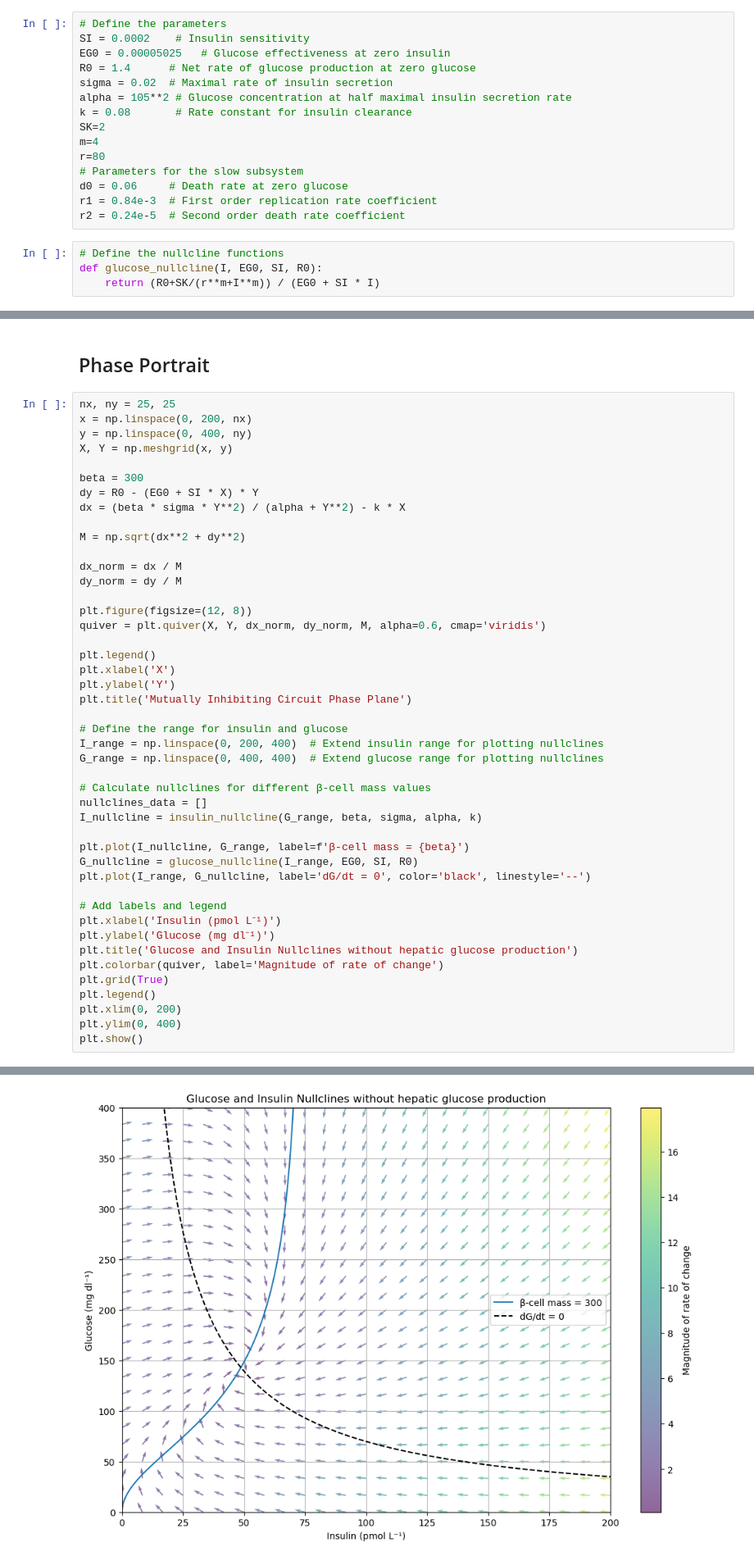
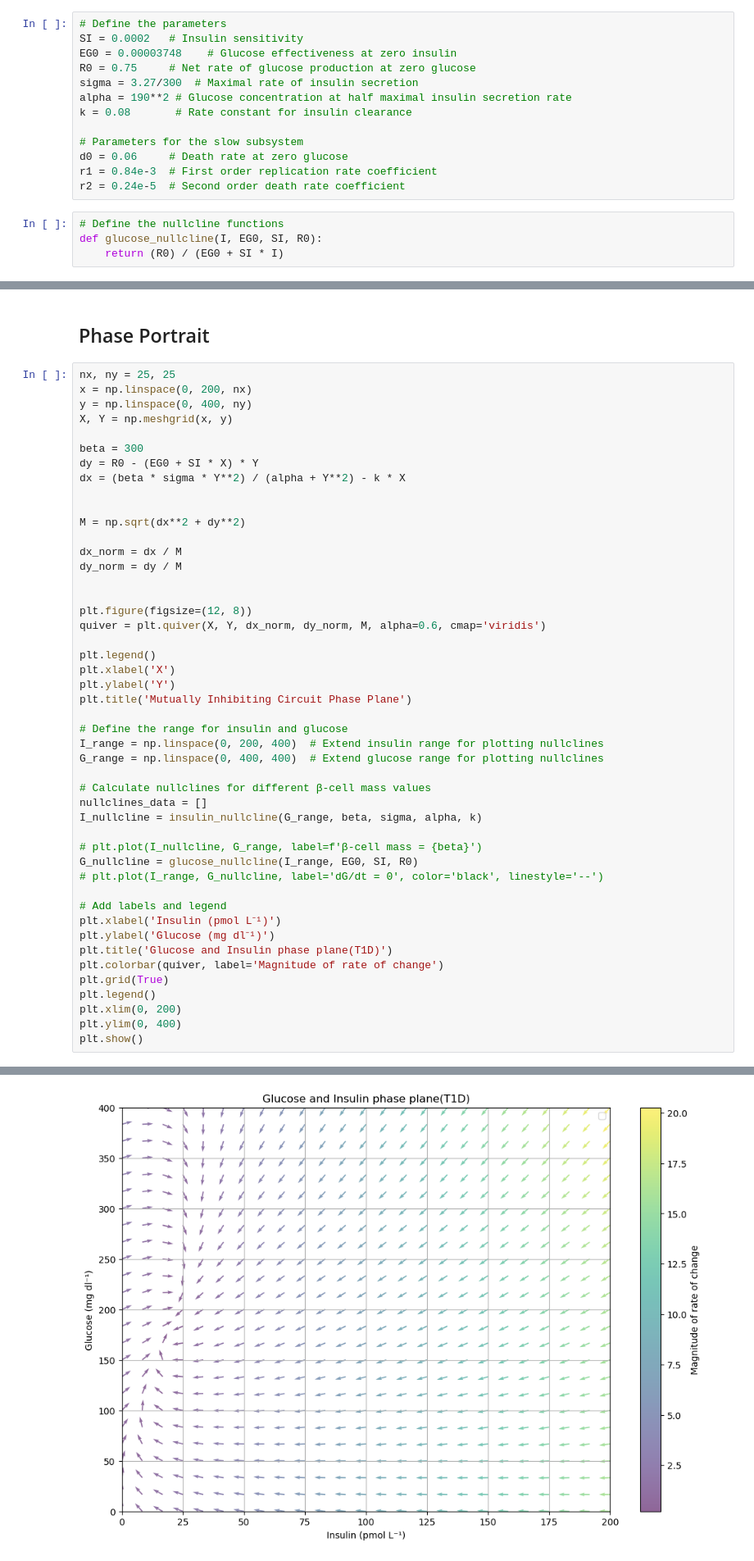
Before and after one commit to YCuS/graduation_thesis, a Jupyter notebook: Shanghai_T2DM/systems_biology.ipynb, the cells around one changed output, grey strips where cells are left out. Shown at 82% size. Drawn from its saved outputs; the diff is of its cells as text.

```diff
--- a/Shanghai_T2DM/systems_biology.ipynb
+++ b/Shanghai_T2DM/systems_biology.ipynb
@@ -3,15 +3,13 @@ import numpy as np
 import matplotlib.pyplot as plt
 # %%
 # Define the parameters
-SI = 0.0002    # Insulin sensitivity
-EG0 = 0.00005025   # Glucose effectiveness at zero insulin
-R0 = 1.4      # Net rate of glucose production at zero glucose
-sigma = 0.02  # Maximal rate of insulin secretion
-alpha = 105**2 # Glucose concentration at half maximal insulin secretion rate
+SI = 0.0002   # Insulin sensitivity
+EG0 = 0.00003748    # Glucose effectiveness at zero insulin
+R0 = 0.75     # Net rate of glucose production at zero glucose
+sigma = 3.27/300  # Maximal rate of insulin secretion
+alpha = 190**2 # Glucose concentration at half maximal insulin secretion rate
 k = 0.08       # Rate constant for insulin clearance
-SK=2
-m=4
-r=80
+
 # Parameters for the slow subsystem
 d0 = 0.06     # Death rate at zero glucose
 r1 = 0.84e-3  # First order replication rate coefficient
@@ -19,7 +17,7 @@ r2 = 0.24e-5  # Second order death rate coefficient
 # %%
 # Define the nullcline functions
 def glucose_nullcline(I, EG0, SI, R0):
-    return (R0+SK/(r**m+I**m)) / (EG0 + SI * I)
+    return (R0) / (EG0 + SI * I)
 # %%
 def insulin_nullcline(G, beta, sigma, alpha, k):
     return (beta * sigma * G**2) / (alpha + G**2) / k
@@ -69,10 +67,12 @@ beta = 300
 dy = R0 - (EG0 + SI * X) * Y
 dx = (beta * sigma * Y**2) / (alpha + Y**2) - k * X
 
+
 M = np.sqrt(dx**2 + dy**2)
 
 dx_norm = dx / M
 dy_norm = dy / M
+
 
 plt.figure(figsize=(12, 8))
 quiver = plt.quiver(X, Y, dx_norm, dy_norm, M, alpha=0.6, cmap='viridis')
@@ -90,14 +90,14 @@ G_range = np.linspace(0, 400, 400)  # Extend glucose range for plotting nullclin
 nullclines_data = []
 I_nullcline = insulin_nullcline(G_range, beta, sigma, alpha, k)
 
-plt.plot(I_nullcline, G_range, label=f'β-cell mass = {beta}')
+# plt.plot(I_nullcline, G_range, label=f'β-cell mass = {beta}')
 G_nullcline = glucose_nullcline(I_range, EG0, SI, R0)
-plt.plot(I_range, G_nullcline, label='dG/dt = 0', color='black', linestyle='--')
+# plt.plot(I_range, G_nullcline, label='dG/dt = 0', color='black', linestyle='--')
 
 # Add labels and legend
 plt.xlabel('Insulin (pmol L⁻¹)')
 plt.ylabel('Glucose (mg dl⁻¹)')
-plt.title('Glucose and Insulin Nullclines without hepatic glucose production')
+plt.title('Glucose and Insulin phase plane(T1D)')
 plt.colorbar(quiver, label='Magnitude of rate of change')
 plt.grid(True)
 plt.legend()
@@ -109,4 +110,4 @@ No artists with labels found to put in legend.  Note that artists whose label st
-[figure, old version]
+[figure, new version]
 # %% [markdown]
 ## Global Behaviour of Slow Subsystem
 # %%
```
Also changed, not shown: parts of 2 cells of this notebook, 30 other files.
